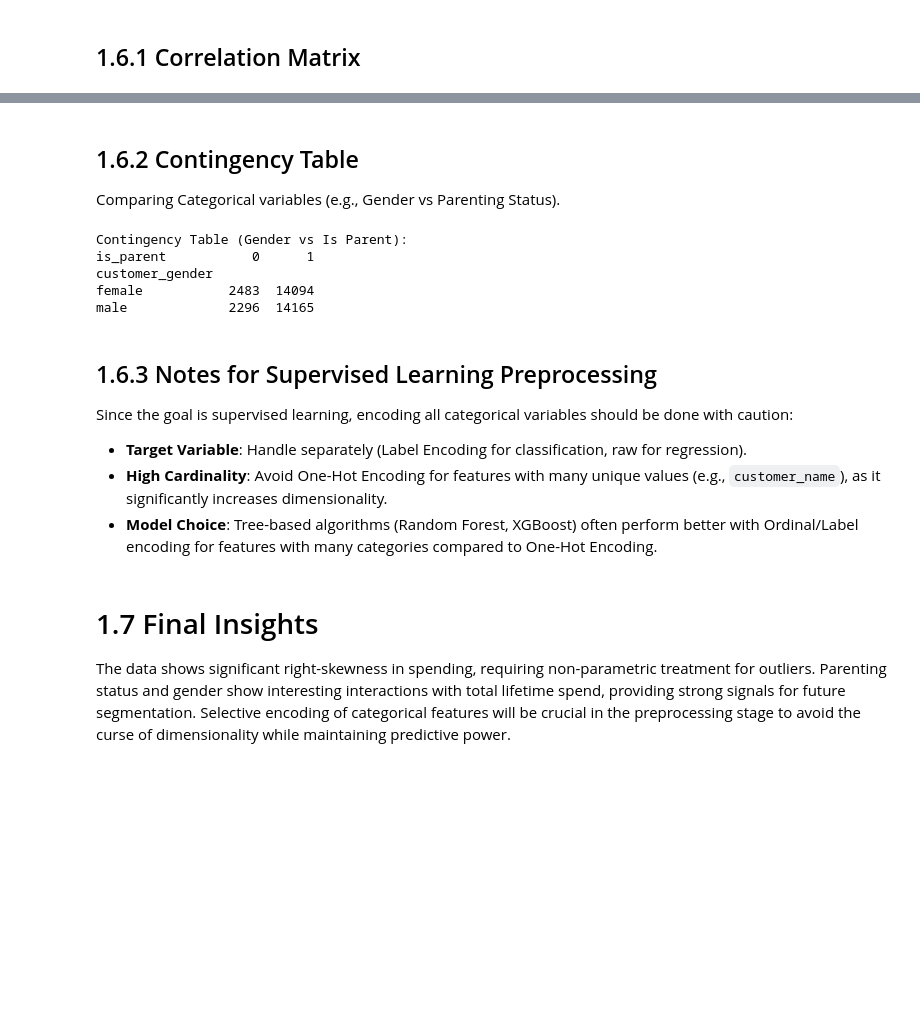
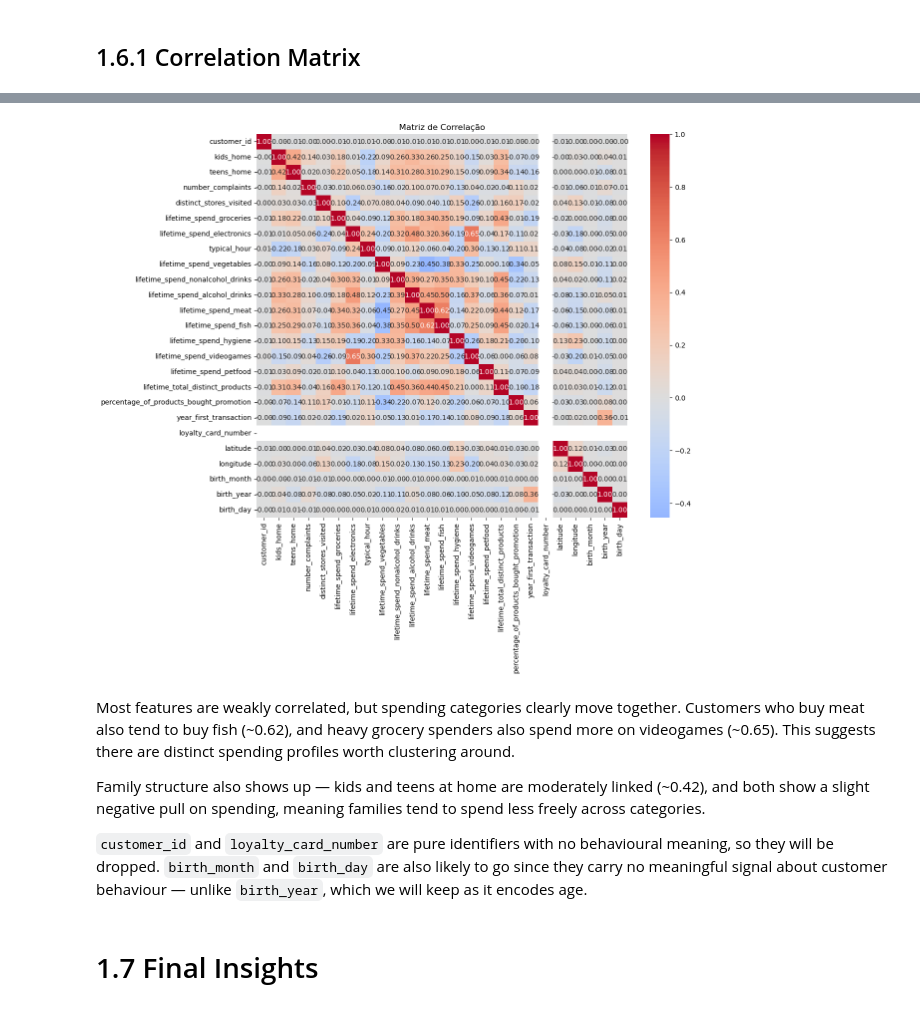
Before and after one commit to marianasfmartins/Customer-Segmentation-Project, a Jupyter notebook: Course Assignment - Customer Segmentation-20260417/EDA-Casa.ipynb, the cells around one changed output, grey strips where cells are left out. Saved outputs shown, nothing was run; the diff lists cells and outputs as text; code cells hidden in the pictures; blank space fills up the shorter version.

```diff
--- a/Course Assignment - Customer Segmentation-20260417/EDA-Casa.ipynb
+++ b/Course Assignment - Customer Segmentation-20260417/EDA-Casa.ipynb
@@ -265,9 +325,3 @@ Passing `palette` without assigning `hue` is deprecated and will be removed in v
 # 1.6 Bivariate Analysis
 # %% [markdown]
 ## 1.6.1 Correlation Matrix
-# %%
-numerical_df = df.select_dtypes(include=[np.number])
-df['birth_month'] = df['customer_birthdate'].dt.month.astype('Int64')
-df['birth_year'] = df['customer_birthdate'].dt.year.astype('Int64')
-df['birth_day'] = df['customer_birthdate'].dt.day.astype('Int64')
-plt.show()
@@ -276,26 +328,20 @@ plt.show()
-# %% [markdown]
-## 1.6.2 Contingency Table
-
-Comparing Categorical variables (e.g., Gender vs Parenting Status).
-# %%
-contingency_table = pd.crosstab(df['customer_gender'], df['is_parent'])
-print("Contingency Table (Gender vs Is Parent):")
-print(contingency_table)
-# %% [output]
-Contingency Table (Gender vs Is Parent):
-is_parent           0      1
-customer_gender
-female           2483  14094
-male             2296  14165
-# %% [markdown]
-## 1.6.3 Notes for Supervised Learning Preprocessing
-
-Since the goal is supervised learning, encoding all categorical variables should be done with caution:
-
-*   **Target Variable**: Handle separately (Label Encoding for classification, raw for regression).
-*   **High Cardinality**: Avoid One-Hot Encoding for features with many unique values (e.g., `customer_name`), as it significantly increases dimensionality.
-*   **Model Choice**: Tree-based algorithms (Random Forest, XGBoost) often perform better with Ordinal/Label encoding for features with many categories compared to One-Hot Encoding.
-# %% [markdown]
-# 1.7 Final Insights
-
-The data shows significant right-skewness in spending, requiring non-parametric treatment for outliers. Parenting status and gender show interesting interactions with total lifetime spend, providing strong signals for future segmentation. Selective encoding of categorical features will be crucial in the preprocessing stage to avoid the curse of dimensionality while maintaining predictive power.
+# %%
+numeric_cols = df.select_dtypes(include=[np.number]).columns
+corr = df[numeric_cols].corr()
+
+plt.figure(figsize=(12, 10))
+sns.heatmap(corr, annot=True, fmt=".2f", cmap="coolwarm", center=0)
+plt.title("Matriz de Correlação")
+plt.show()
+# %% [output]
+[figure, added]
+# %% [markdown]
+
+
+Most features are weakly correlated, but spending categories clearly move together. Customers who buy meat also tend to buy fish (~0.62), and heavy grocery spenders also spend more on videogames (~0.65). This suggests there are distinct spending profiles worth clustering around.
+
+Family structure also shows up — kids and teens at home are moderately linked (~0.42), and both show a slight negative pull on spending, meaning families tend to spend less freely across categories.
+
+`customer_id` and `loyalty_card_number` are pure identifiers with no behavioural meaning, so they will be dropped. `birth_month` and `birth_day` are also likely to go since they carry no meaningful signal about customer behaviour — unlike `birth_year`, which we will keep as it encodes age.
+# %% [markdown]
+# 1.7 Final Insights
```
Also changed, not shown: parts of 22 cells of this notebook.
